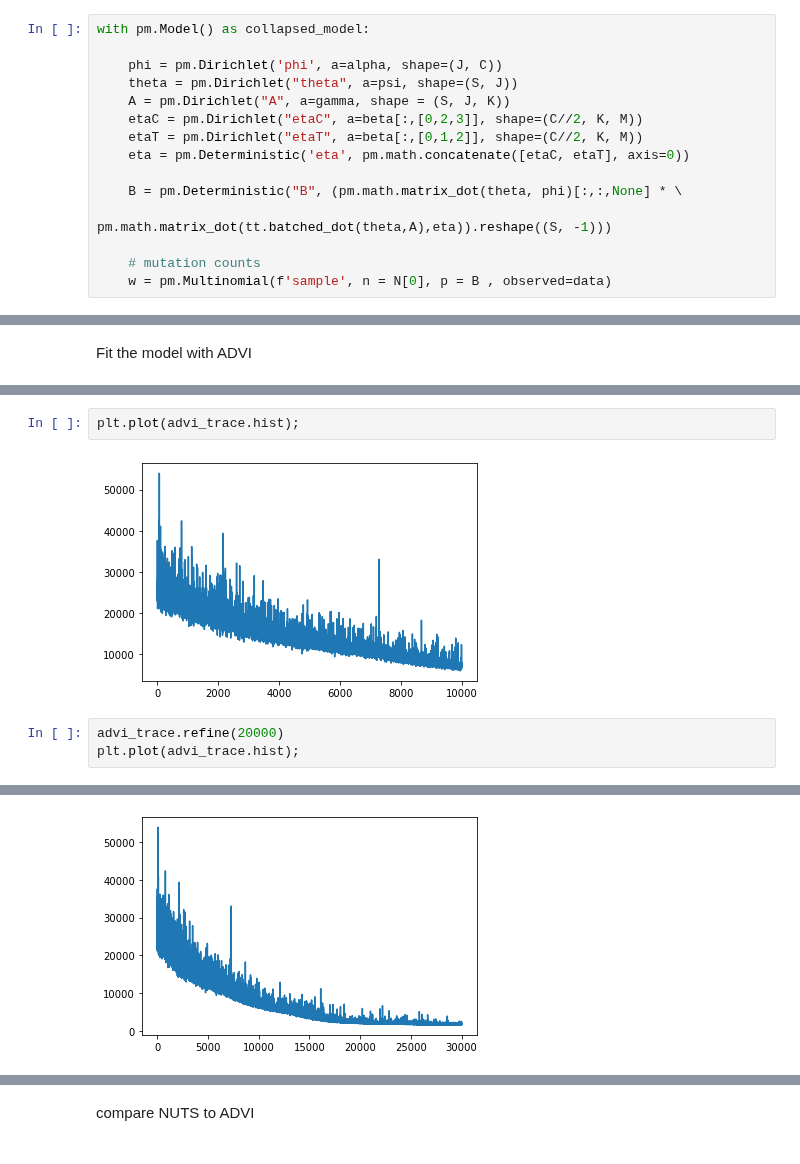
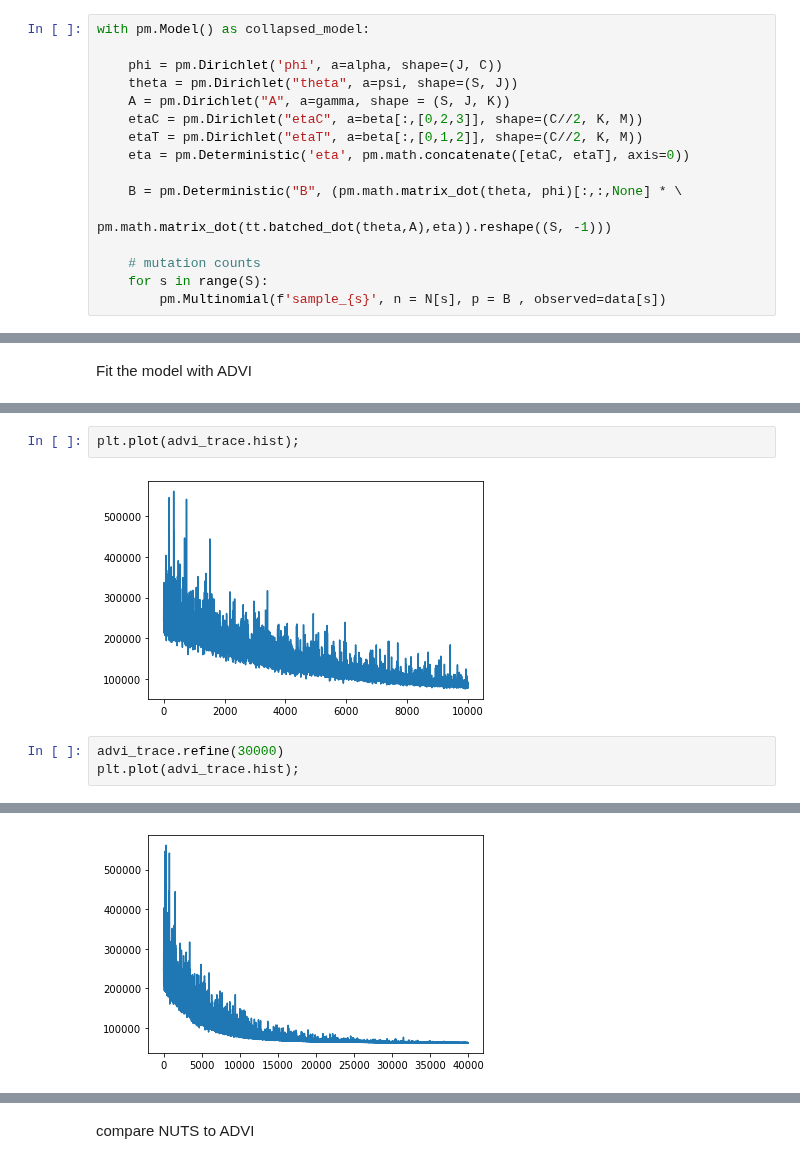
Before and after one commit to morrislab/damuta, a Jupyter notebook: twostep_lda.ipynb, the cells around one changed output, grey strips where cells are left out. Drawn from its saved outputs; the diff is of its cells as text.

Commit message:
advi > mcmc for fitting phi. Component collapse.

```diff
--- a/twostep_lda.ipynb
+++ b/twostep_lda.ipynb
@@ -204,7 +204,8 @@ with pm.Model() as collapsed_model:
                                pm.math.matrix_dot(tt.batched_dot(theta,A),eta)).reshape((S, -1)))
 
     # mutation counts
-    w = pm.Multinomial(f'sample', n = N[0], p = B , observed=data)
+    for s in range(S):
+        pm.Multinomial(f'sample_{s}', n = N[s], p = B , observed=data[s])
 # %% [markdown]
 Fit the model with MCMC
 # %%
@@ -327,9 +329,9 @@ with collapsed_model:
 # %%
 plt.plot(advi_trace.hist);
 # %% [output]
-[figure, old version]
+[figure, new version]
 # %%
-advi_trace.refine(20000)
+advi_trace.refine(30000)
 plt.plot(advi_trace.hist);
 # %% [output]
 [interactive output not drawn]
@@ -337,4 +339,4 @@ Finished [100%]: Average Loss = 1,665.1
-[figure, old version]
+[figure, new version]
 # %%
 with collapsed_model:
 
```
Also changed, not shown: parts of 15 cells of this notebook.
